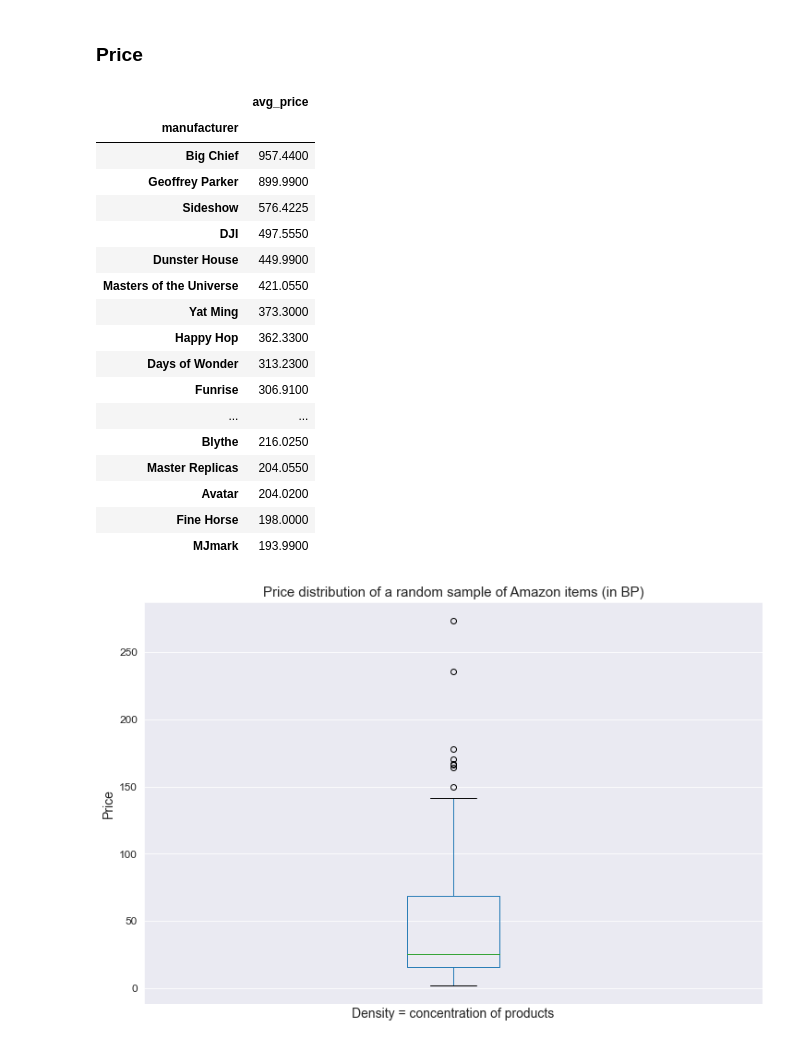
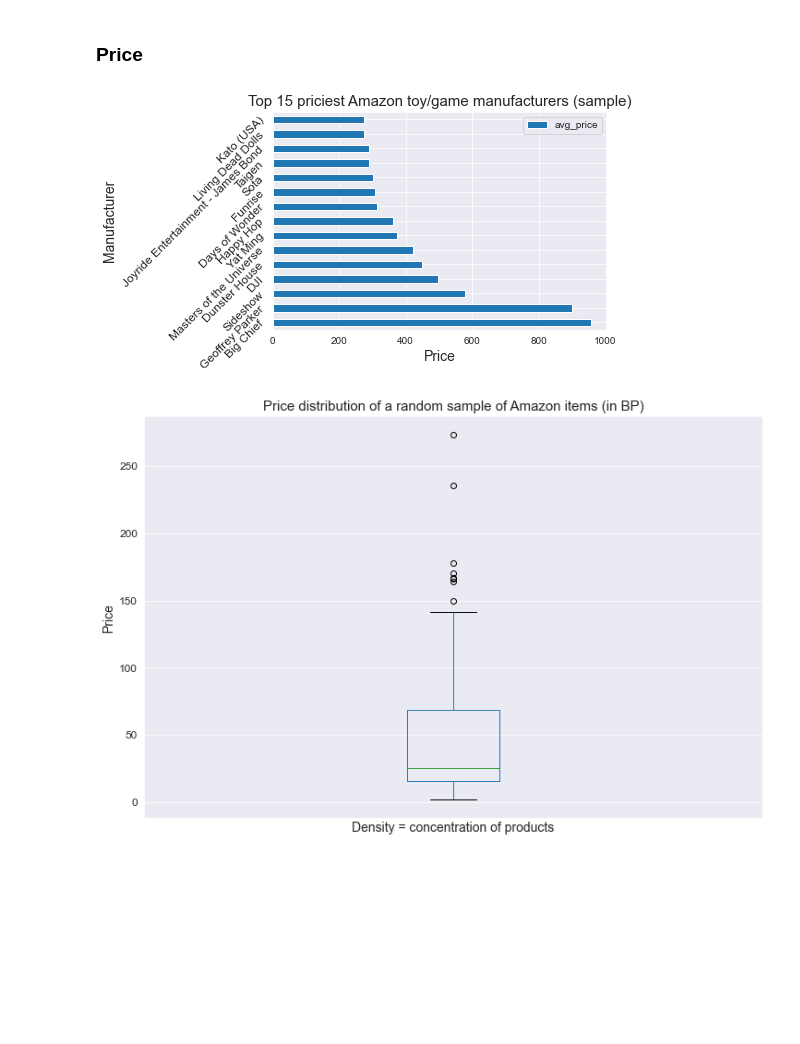
Before and after one commit to cotica/capstone, a Jupyter notebook: code/Amazon-order-history-EDA.ipynb, the cells around one changed output. Cells and saved outputs as stored; diff of their text form; code cells hidden in the pictures; blank space fills up the shorter version.

Commit message:
graph manufs by price

```diff
--- a/code/Amazon-order-history-EDA.ipynb
+++ b/code/Amazon-order-history-EDA.ipynb
@@ -497,41 +497,33 @@ _As with categories, we see a predominance / prepondrance of gaming items here._
 # %%
 #look at price per manuf
 def pysqldf(q):
     #add this to your script if you get tired of calling locals()
     return sqldf(q, globals())
 
 df = ecom
 
 
 q = """
     SELECT DISTINCT manufacturer, AVG(median_sale_price) AS avg_price
            FROM df
            GROUP BY manufacturer
            ORDER BY avg_price DESC
 
 """
 
 price_by_manuf = pd.DataFrame(pysqldf(q))
-price_by_manuf.set_index('manufacturer')[:25]
+
+price_by_manuf.set_index(
+    'manufacturer')[:15].plot(kind = 'barh');
+plt.title(
+    'Top 15 priciest Amazon toy/game manufacturers (sample)',
+size=15)
+plt.xlabel('Price', size=14);
+plt.ylabel('Manufacturer', size=14)
+plt.yticks(size=12, rotation=45);
+plt.savefig('../assets/top_manuf_by_price.jpg')
 # %% [output]
-|  | avg_price |
-| manufacturer |  |
-| Big Chief | 957.4400 |
-| Geoffrey Parker | 899.9900 |
-| Sideshow | 576.4225 |
-| DJI | 497.5550 |
-| Dunster House | 449.9900 |
-| Masters of the Universe | 421.0550 |
-| Yat Ming | 373.3000 |
-| Happy Hop | 362.3300 |
-| Days of Wonder | 313.2300 |
-| Funrise | 306.9100 |
-| ... | ... |
-| Blythe | 216.0250 |
-| Master Replicas | 204.0550 |
-| Avatar | 204.0200 |
-| Fine Horse | 198.0000 |
-| MJmark | 193.9900 |
+[figure, added]
 # %%
 #price dist -- although might be more meaningful to do per category or manuf
 plt.figure(figsize=(12,8))
```
Also changed, not shown: 2 other files.
